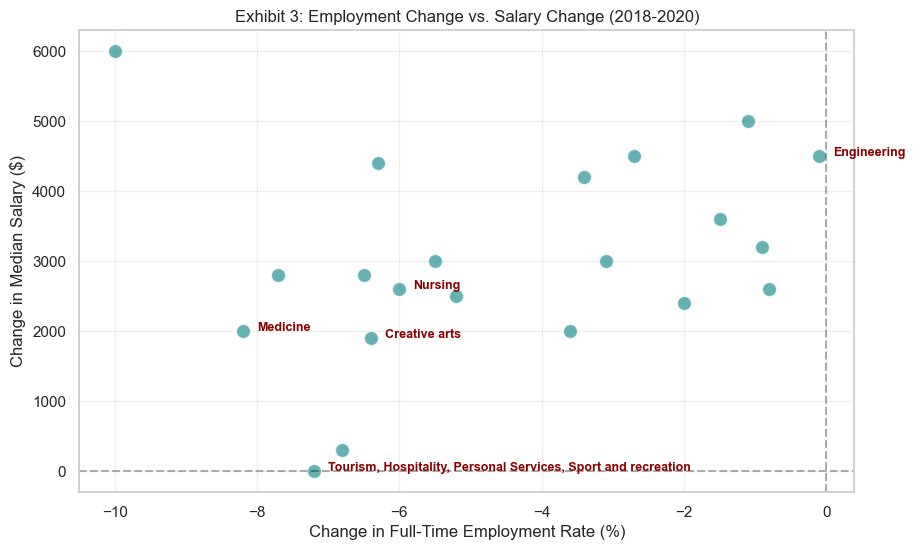
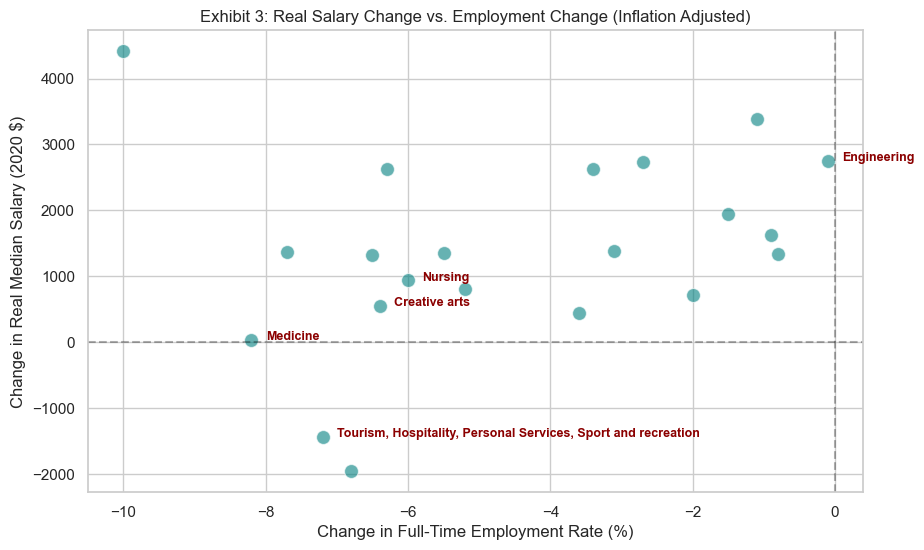
Code edit (unified diff) that turned the first committed figure into the second:
--- before
+++ after
@@ -1,26 +1,20 @@
-# 3. Targeted Impact Analysis: Salary vs Employment Change
+# --- EXHIBIT 3: SCATTER PLOT & NURSING POSITION ---
 plt.figure(figsize=(10, 6))
+sns.scatterplot(data=df_analysis, x='FTE_Diff', y='Real_Salary_Diff', s=100, color='teal', alpha=0.6)
 
-# Create the scatter plot using our cleaned analysis data
-# FIX: Changed 'FTE_diff' to 'FTE_Diff' (Capital D)
-sns.scatterplot(data=df_analysis, x='FTE_Diff', y='Salary_Diff', s=100, color='teal', alpha=0.6)
-
-# Add a horizontal and vertical line at 0 to show the 'Quadrant of Impact' 
 plt.axhline(0, color='black', linestyle='--', alpha=0.3)
 plt.axvline(0, color='black', linestyle='--', alpha=0.3)
 
-# Highlight and label our targets + comparative extremes
+# Highlight targets
 targets = ['Engineering', 'Nursing', 'Tourism', 'Medicine', 'Creative arts']
 for i in range(df_analysis.shape[0]):
     area = df_analysis.Study_Area.iloc[i]
     if any(t in area for t in targets):
-        # FIX: Ensure we use 'FTE_Diff' and ' darkred'
         plt.text(df_analysis.FTE_Diff.iloc[i] + 0.2,
-                 df_analysis.Salary_Diff.iloc[i],
+                 df_analysis.Real_Salary_Diff.iloc[i],
                  area, fontsize=9, fontweight='bold', color='darkred')
-        
-plt.title("Exhibit 3: Employment Change vs. Salary Change (2018-2020)")
+
+plt.title("Exhibit 3: Real Salary Change vs. Employment Change (Inflation Adjusted)")
 plt.xlabel("Change in Full-Time Employment Rate (%)")
-plt.ylabel("Change in Median Salary ($)")
-plt.grid(True, alpha=0.3)
+plt.ylabel("Change in Real Median Salary (2020 $)")
 plt.show()

Commit: Fixed inflation adjustment and codebook